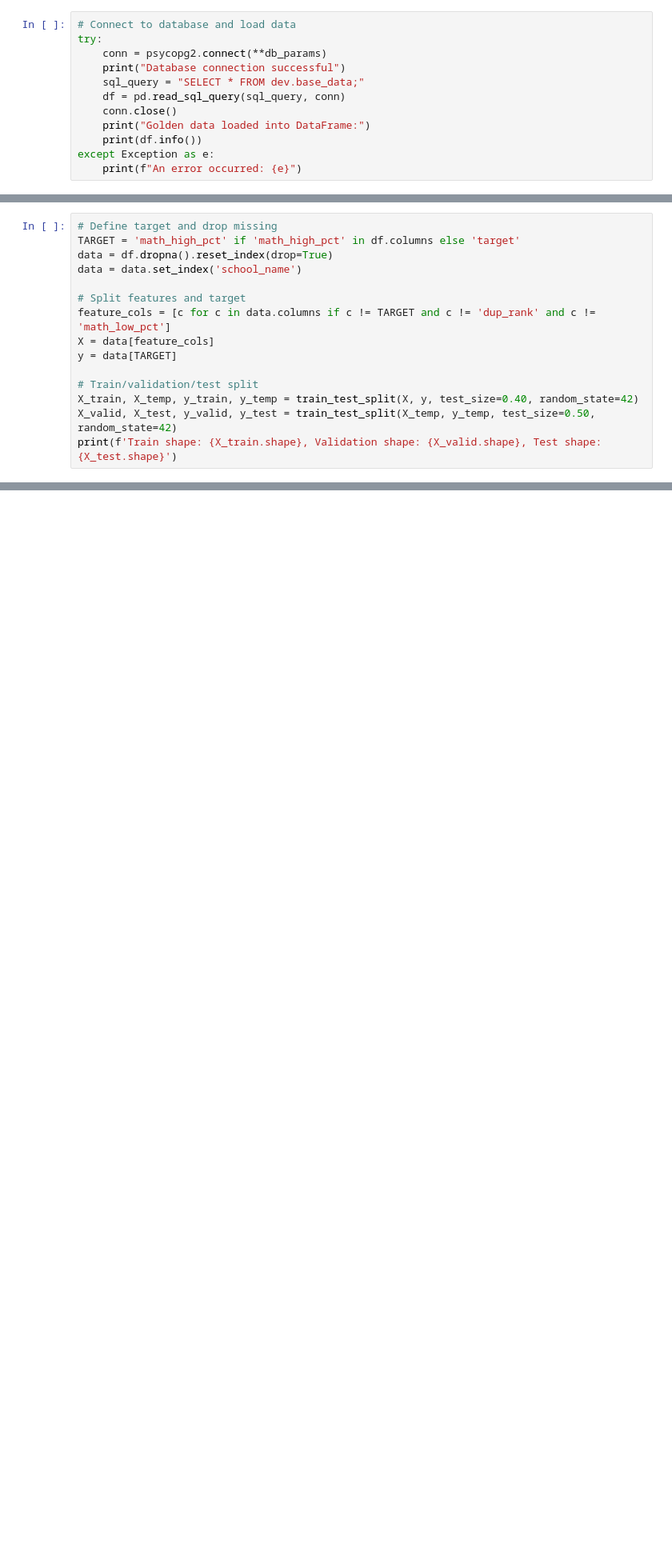
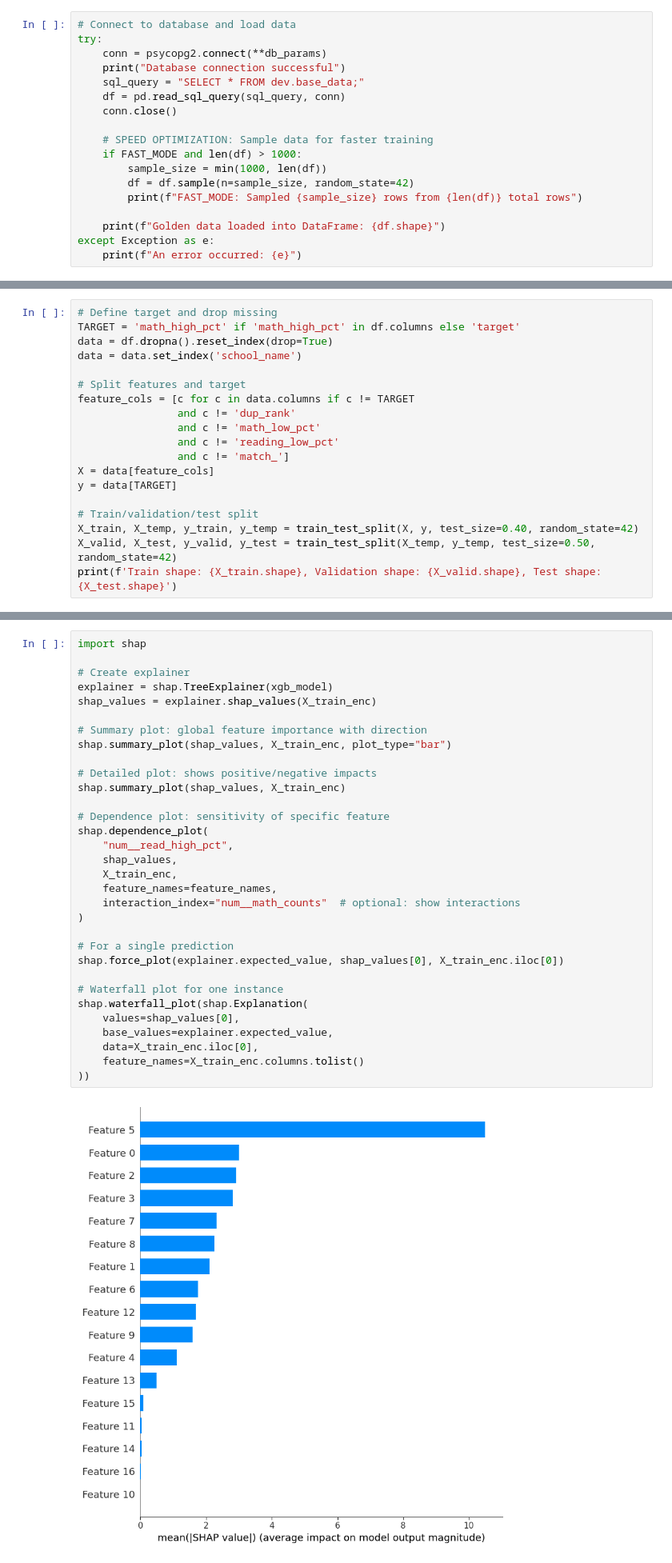
Before and after one commit to leonardosor/milestone2, a Jupyter notebook: src/supervised.ipynb, the cells around one changed output, grey strips where cells are left out. Shown at 80% size. Cells and saved outputs as stored; diff of their text form; blank space fills up the shorter version.

```diff
--- a/src/supervised.ipynb
+++ b/src/supervised.ipynb
@@ -236,8 +406,14 @@ try:
     sql_query = "SELECT * FROM dev.base_data;"
     df = pd.read_sql_query(sql_query, conn)
     conn.close()
-    print("Golden data loaded into DataFrame:")
-    print(df.info())
+
+    # SPEED OPTIMIZATION: Sample data for faster training
+    if FAST_MODE and len(df) > 1000:
+        sample_size = min(1000, len(df))
+        df = df.sample(n=sample_size, random_state=42)
+        print(f"FAST_MODE: Sampled {sample_size} rows from {len(df)} total rows")
+
+    print(f"Golden data loaded into DataFrame: {df.shape}")
 except Exception as e:
     print(f"An error occurred: {e}")
 # %% [output]
@@ -278,7 +430,11 @@ data = df.dropna().reset_index(drop=True)
 data = data.set_index('school_name')
 
 # Split features and target
-feature_cols = [c for c in data.columns if c != TARGET and c != 'dup_rank' and c != 'math_low_pct']
+feature_cols = [c for c in data.columns if c != TARGET
+                and c != 'dup_rank'
+                and c != 'math_low_pct'
+                and c != 'reading_low_pct'
+                and c != 'match_']
 X = data[feature_cols]
 y = data[TARGET]
 
@@ -979,0 +1746,34 @@ Saved model -> random_forest_opt_20251013T000637Z.joblib; metadata -> random_for
+# %%
+import shap
+
+# Create explainer
+explainer = shap.TreeExplainer(xgb_model)
+shap_values = explainer.shap_values(X_train_enc)
+
+# Summary plot: global feature importance with direction
+shap.summary_plot(shap_values, X_train_enc, plot_type="bar")
+
+# Detailed plot: shows positive/negative impacts
+shap.summary_plot(shap_values, X_train_enc)
+
+# Dependence plot: sensitivity of specific feature
+shap.dependence_plot(
+    "num__read_high_pct",
+    shap_values,
+    X_train_enc,
+    feature_names=feature_names,
+    interaction_index="num__math_counts"  # optional: show interactions
+)
+
+# For a single prediction
+shap.force_plot(explainer.expected_value, shap_values[0], X_train_enc.iloc[0])
+
+# Waterfall plot for one instance
+shap.waterfall_plot(shap.Explanation(
+    values=shap_values[0],
+    base_values=explainer.expected_value,
+    data=X_train_enc.iloc[0],
+    feature_names=X_train_enc.columns.tolist()
+))
+# %% [output]
+[figure, added]
```
Also changed, not shown: parts of 31 cells of this notebook, 7 other files.
